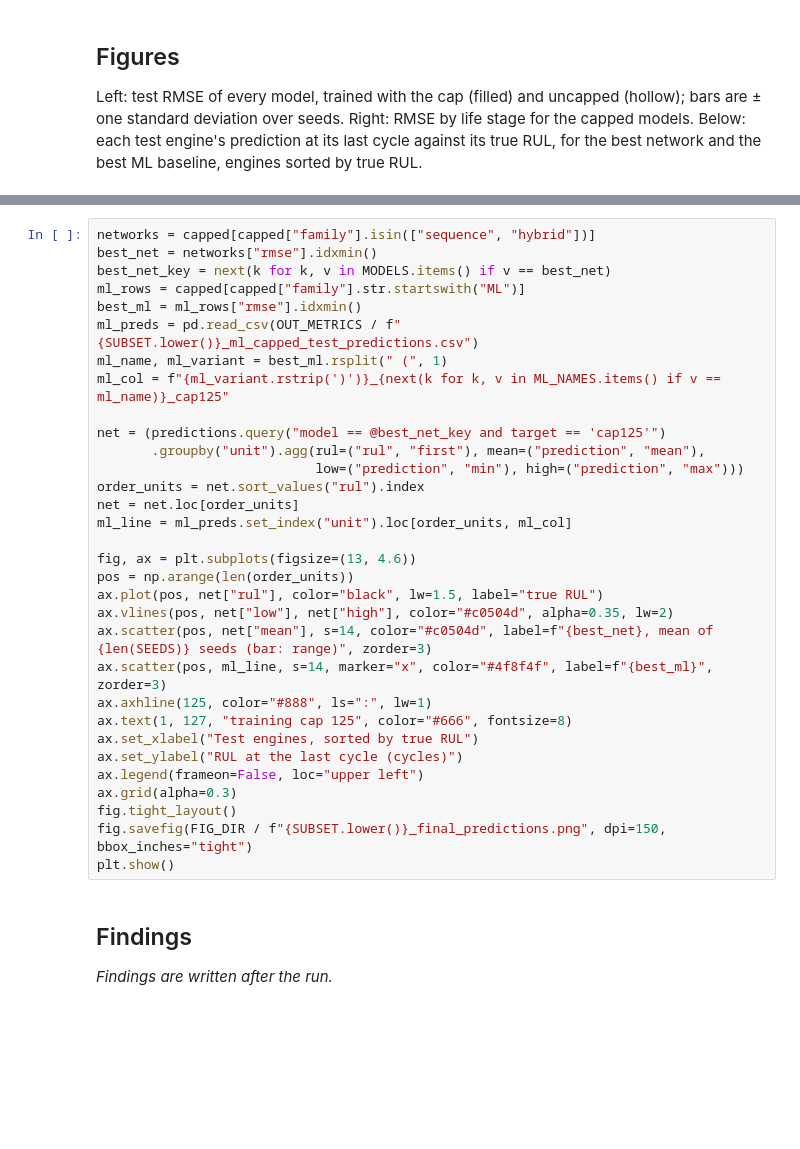
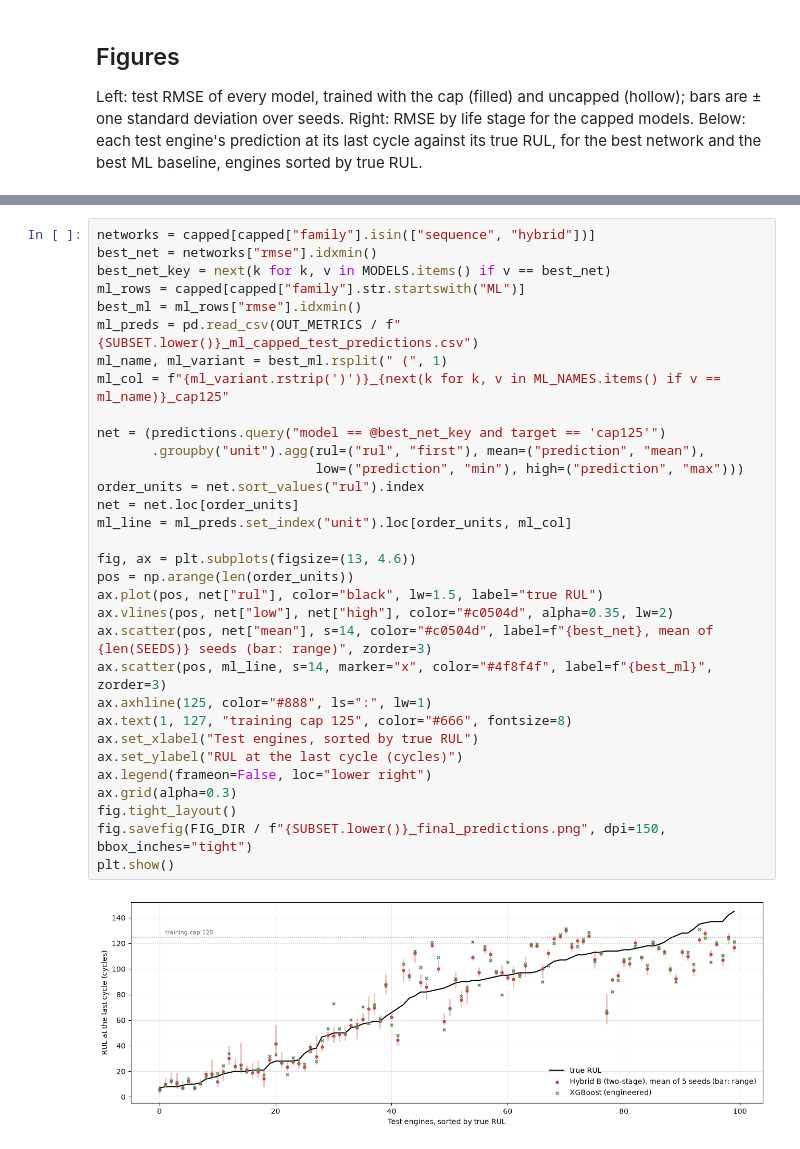
Before and after one commit to vks-g/cmapss-rul-hybrid, a Jupyter notebook: notebooks/phase2/15_final_comparison.ipynb, the cells around one changed output, grey strips where cells are left out. Cells and saved outputs as stored; diff of their text form; blank space fills up the shorter version.

```diff
--- a/notebooks/phase2/15_final_comparison.ipynb
+++ b/notebooks/phase2/15_final_comparison.ipynb
@@ -271,35 +336,33 @@ plt.show()
 networks = capped[capped["family"].isin(["sequence", "hybrid"])]
 best_net = networks["rmse"].idxmin()
 best_net_key = next(k for k, v in MODELS.items() if v == best_net)
 ml_rows = capped[capped["family"].str.startswith("ML")]
 best_ml = ml_rows["rmse"].idxmin()
 ml_preds = pd.read_csv(OUT_METRICS / f"{SUBSET.lower()}_ml_capped_test_predictions.csv")
 ml_name, ml_variant = best_ml.rsplit(" (", 1)
 ml_col = f"{ml_variant.rstrip(')')}_{next(k for k, v in ML_NAMES.items() if v == ml_name)}_cap125"
 
 net = (predictions.query("model == @best_net_key and target == 'cap125'")
        .groupby("unit").agg(rul=("rul", "first"), mean=("prediction", "mean"),
                             low=("prediction", "min"), high=("prediction", "max")))
 order_units = net.sort_values("rul").index
 net = net.loc[order_units]
 ml_line = ml_preds.set_index("unit").loc[order_units, ml_col]
 
 fig, ax = plt.subplots(figsize=(13, 4.6))
 pos = np.arange(len(order_units))
 ax.plot(pos, net["rul"], color="black", lw=1.5, label="true RUL")
 ax.vlines(pos, net["low"], net["high"], color="#c0504d", alpha=0.35, lw=2)
 ax.scatter(pos, net["mean"], s=14, color="#c0504d", label=f"{best_net}, mean of {len(SEEDS)} seeds (bar: range)", zorder=3)
 ax.scatter(pos, ml_line, s=14, marker="x", color="#4f8f4f", label=f"{best_ml}", zorder=3)
 ax.axhline(125, color="#888", ls=":", lw=1)
 ax.text(1, 127, "training cap 125", color="#666", fontsize=8)
 ax.set_xlabel("Test engines, sorted by true RUL")
 ax.set_ylabel("RUL at the last cycle (cycles)")
-ax.legend(frameon=False, loc="upper left")
+ax.legend(frameon=False, loc="lower right")
 ax.grid(alpha=0.3)
 fig.tight_layout()
 fig.savefig(FIG_DIR / f"{SUBSET.lower()}_final_predictions.png", dpi=150, bbox_inches="tight")
 plt.show()
+# %% [output]
+[figure, added]
-# %% [markdown]
-## Findings
-
-_Findings are written after the run._
```
Also changed, not shown: parts of 8 cells of this notebook, 3 other files.
